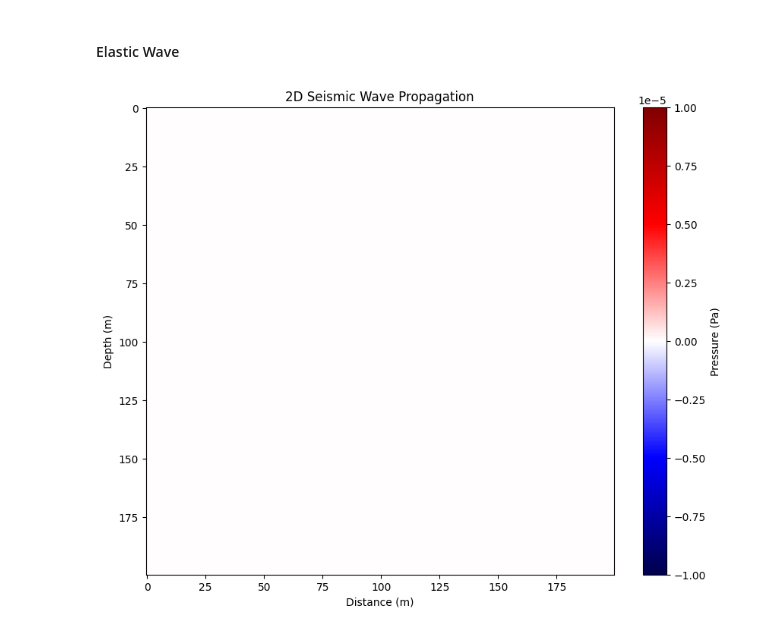
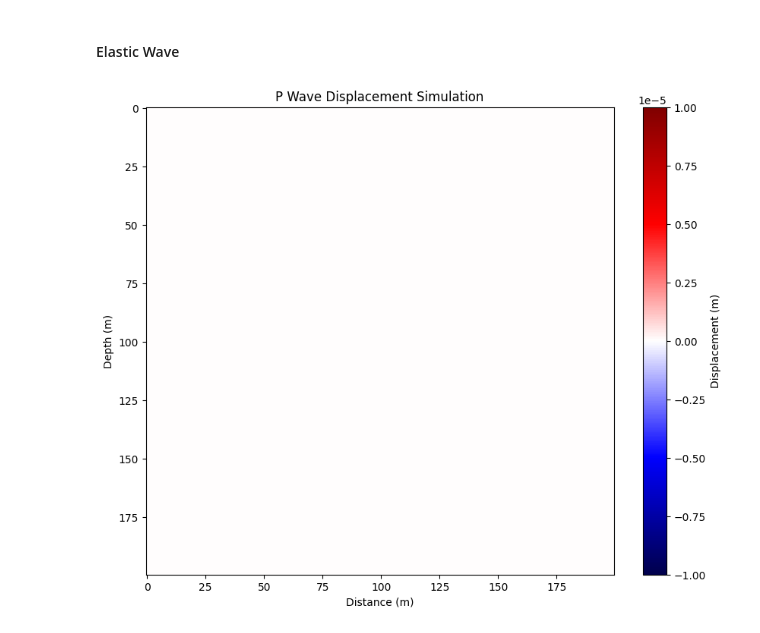
Before and after one commit to ellisraputri/Computational-Physics-Final-Project, a Jupyter notebook: matplotlib_version/P_wave/P_wave_disp.ipynb, the cells around one changed output. Saved outputs shown, nothing was run; the diff lists cells and outputs as text; code cells hidden in the pictures.

```diff
--- a/matplotlib_version/P_wave/P_wave_disp.ipynb
+++ b/matplotlib_version/P_wave/P_wave_disp.ipynb
@@ -159,15 +159,15 @@ def update_p_wave_only(n):
 # %%
 # Create figure
 fig, ax = plt.subplots(figsize=(10, 8))
 img = ax.imshow(np.sqrt(ux**2 + uy**2).T, cmap='seismic', vmin=-1e-5, vmax=1e-5)
 
-plt.colorbar(img, label='Pressure (Pa)')
-ax.set_title("2D Seismic Wave Propagation")
+plt.colorbar(img, label='Displacement (m)')
+ax.set_title("P Wave Displacement Simulation")
 ax.set_xlabel("Distance (m)")
 ax.set_ylabel("Depth (m)")
 plt.show()
 # %% [output]
-[figure, old version]
+[figure, new version]
 # %%
 def update(frame):
     """Update function for animation"""
```
Also changed, not shown: 3 other files.
